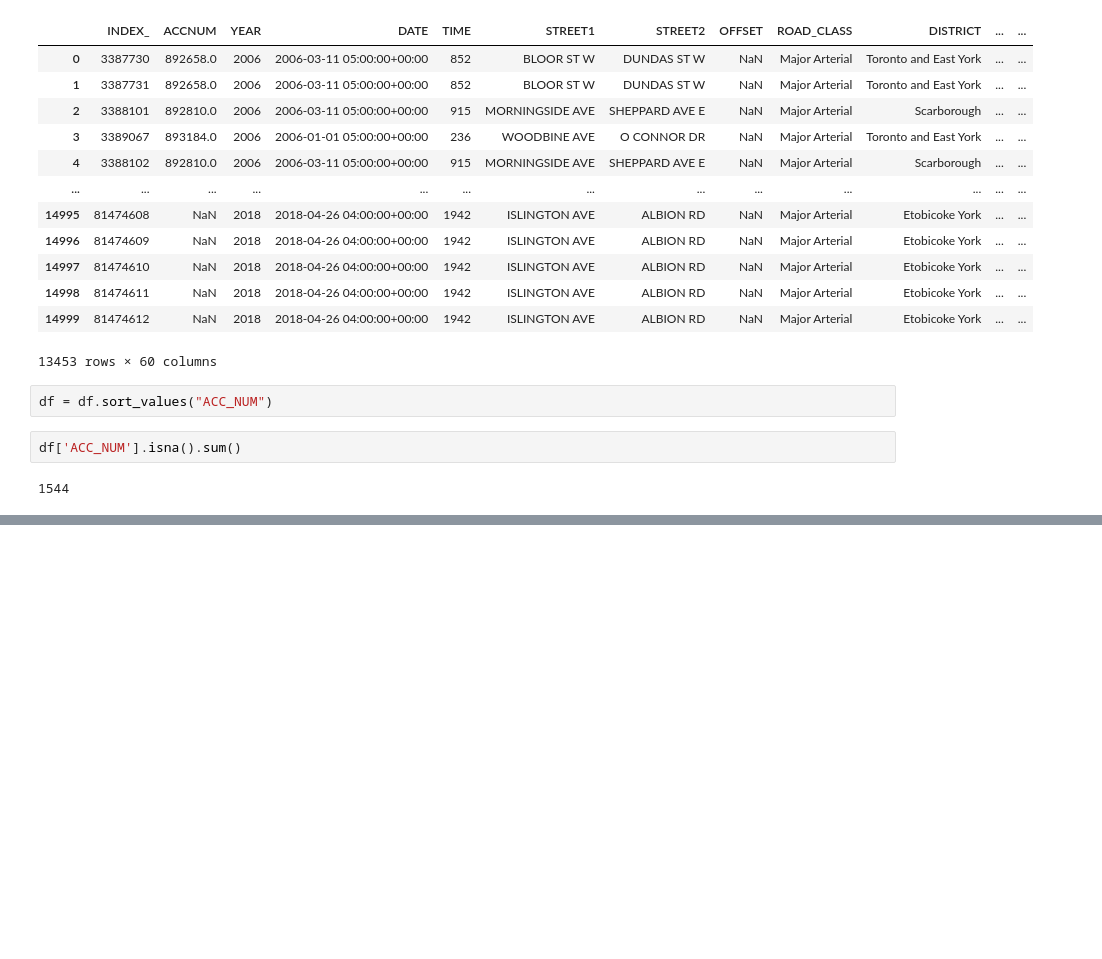
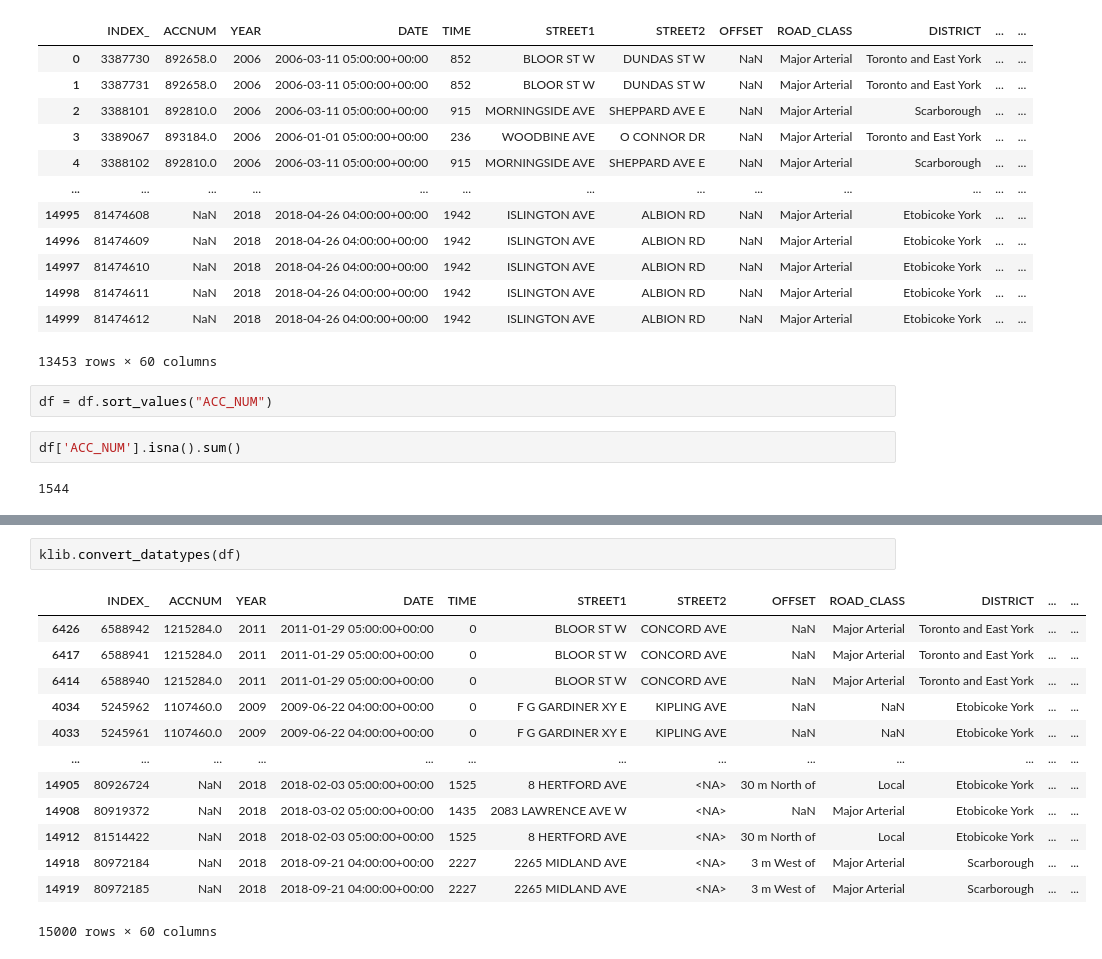
Before and after one commit to Raaj-4320/Kaggle-competition-, a Jupyter notebook: ASSIGNMENT_2_2.ipynb, the cells around one changed output, grey strips where cells are left out. Drawn from its saved outputs; the diff is of its cells as text; blank space fills up the shorter version.

```diff
--- a/ASSIGNMENT_2_2.ipynb
+++ b/ASSIGNMENT_2_2.ipynb
@@ -606,0 +638,16 @@ Name: LOCCOORD, Length: 15000, dtype: object
+# %%
+klib.convert_datatypes(df)
+# %% [output]
+|  | INDEX_ | ACCNUM | YEAR | DATE | TIME | STREET1 | STREET2 | OFFSET | ROAD_CLASS | DISTRICT | ... | ... |
+| 6426 | 6588942 | 1215284.0 | 2011 | 2011-01-29 05:00:00+00:00 | 0 | BLOOR ST W | CONCORD AVE | NaN | Major Arterial | Toronto and East York | ... | ... |
+| 6417 | 6588941 | 1215284.0 | 2011 | 2011-01-29 05:00:00+00:00 | 0 | BLOOR ST W | CONCORD AVE | NaN | Major Arterial | Toronto and East York | ... | ... |
+| 6414 | 6588940 | 1215284.0 | 2011 | 2011-01-29 05:00:00+00:00 | 0 | BLOOR ST W | CONCORD AVE | NaN | Major Arterial | Toronto and East York | ... | ... |
+| 4034 | 5245962 | 1107460.0 | 2009 | 2009-06-22 04:00:00+00:00 | 0 | F G GARDINER XY E | KIPLING AVE | NaN | NaN | Etobicoke York | ... | ... |
+| 4033 | 5245961 | 1107460.0 | 2009 | 2009-06-22 04:00:00+00:00 | 0 | F G GARDINER XY E | KIPLING AVE | NaN | NaN | Etobicoke York | ... | ... |
+| ... | ... | ... | ... | ... | ... | ... | ... | ... | ... | ... | ... | ... |
+| 14905 | 80926724 | NaN | 2018 | 2018-02-03 05:00:00+00:00 | 1525 | 8 HERTFORD AVE | <NA> | 30 m North of | Local | Etobicoke York | ... | ... |
+| 14908 | 80919372 | NaN | 2018 | 2018-03-02 05:00:00+00:00 | 1435 | 2083 LAWRENCE AVE W | <NA> | NaN | Major Arterial | Etobicoke York | ... | ... |
+| 14912 | 81514422 | NaN | 2018 | 2018-02-03 05:00:00+00:00 | 1525 | 8 HERTFORD AVE | <NA> | 30 m North of | Local | Etobicoke York | ... | ... |
+| 14918 | 80972184 | NaN | 2018 | 2018-09-21 04:00:00+00:00 | 2227 | 2265 MIDLAND AVE | <NA> | 3 m West of | Major Arterial | Scarborough | ... | ... |
+| 14919 | 80972185 | NaN | 2018 | 2018-09-21 04:00:00+00:00 | 2227 | 2265 MIDLAND AVE | <NA> | 3 m West of | Major Arterial | Scarborough | ... | ... |
+15000 rows × 60 columns
```
Also changed, not shown: parts of 34 cells of this notebook.
